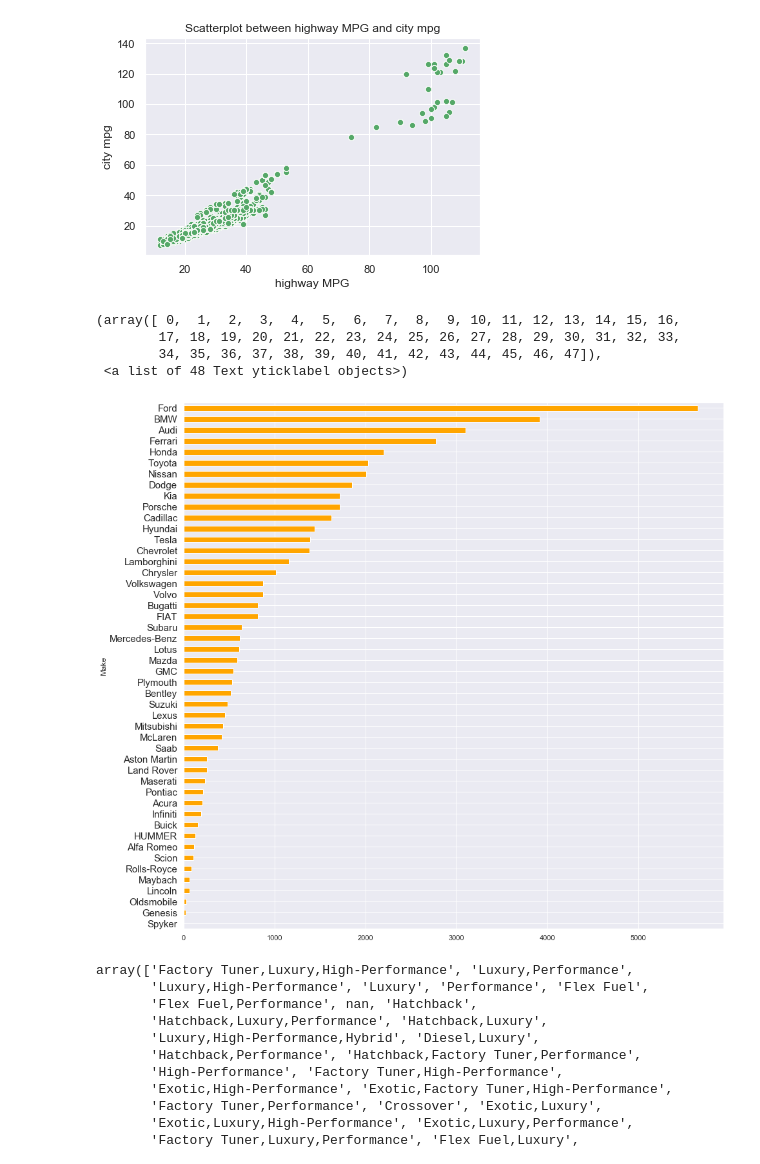
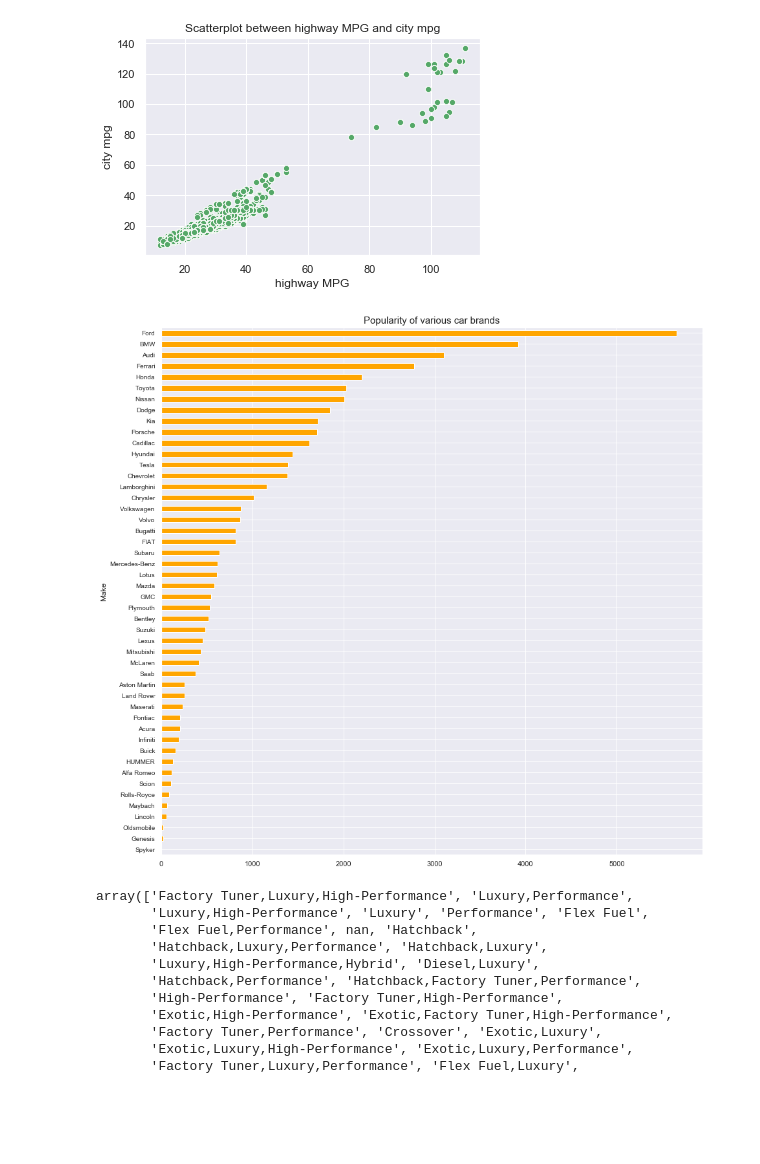
Before and after one commit to suhasmaddali/Car-Prices-Prediction, a Jupyter notebook: Car Prices Prediction Using Machine Learning .ipynb, the cells around one changed output. Saved outputs shown, nothing was run; the diff lists cells and outputs as text; code cells hidden in the pictures; blank space fills up the shorter version.

```diff
--- a/Car Prices Prediction Using Machine Learning .ipynb
+++ b/Car Prices Prediction Using Machine Learning .ipynb
@@ -187,13 +181,11 @@ plt.show()
 # %%
 plt.figure(figsize = (15, 15))
 data.groupby('Make').mean()['Popularity'].sort_values(ascending = True).plot(kind = 'barh', color = 'orange')
-plt.yticks(fontsize = 15)
+plt.yticks(fontsize = 10)
+plt.title("Popularity of various car brands", fontsize = 15)
+plt.show()
 # %% [output]
-(array([ 0,  1,  2,  3,  4,  5,  6,  7,  8,  9, 10, 11, 12, 13, 14, 15, 16,
-        17, 18, 19, 20, 21, 22, 23, 24, 25, 26, 27, 28, 29, 30, 31, 32, 33,
-        34, 35, 36, 37, 38, 39, 40, 41, 42, 43, 44, 45, 46, 47]),
- <a list of 48 Text yticklabel objects>)
-[figure, old version]
+[figure, new version]
 # %%
 data['Market Category'].unique()
 # %% [output]
```
Also changed, not shown: parts of 54 cells of this notebook.
